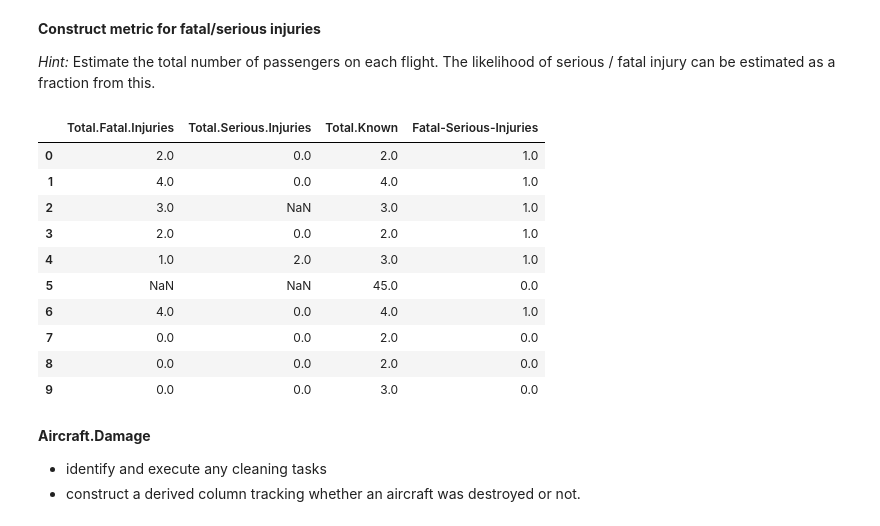
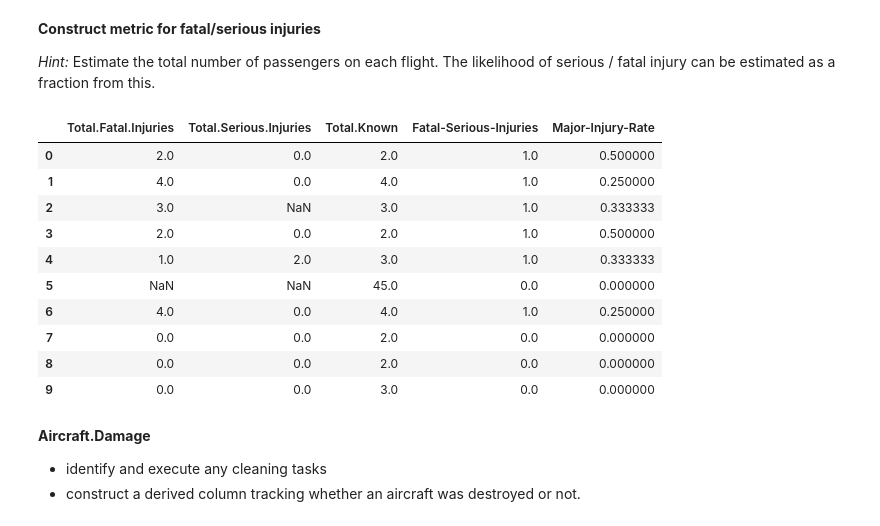
Before and after one commit to Syndicationa/dsc-course0-m8-lab, a Jupyter notebook: Aviation_Accidents_Cleaning.ipynb, the cells around one changed output. Drawn from its saved outputs; the diff is of its cells as text; code cells hidden in the pictures.

```diff
--- a/Aviation_Accidents_Cleaning.ipynb
+++ b/Aviation_Accidents_Cleaning.ipynb
@@ -143,40 +143,42 @@ Injuries and robustness to destruction are a key interest point for the client.
 # %%
 injury_cols = [
     'Total.Fatal.Injuries',
     'Total.Serious.Injuries',
     'Total.Minor.Injuries',
     'Total.Uninjured'
 ]
 
 for col in injury_cols:
     if col in accident_data_df.columns:
         accident_data_df[col] = pd.to_numeric(accident_data_df[col], errors='coerce')
 
 # Creating column for total known injuries (to estimate total people on board)
 accident_data_df['Total.Known'] = accident_data_df[injury_cols].sum(axis=1, min_count=1)
 
 # Constructing fatal/serious fraction metric
 accident_data_df['Fatal-Serious-Injuries'] = (
     (accident_data_df['Total.Fatal.Injuries'].fillna(0) + accident_data_df['Total.Serious.Injuries'].fillna(0))
     / accident_data_df['Total.Known']
 )
 
 accident_data_df['Fatal-Serious-Injuries'] = accident_data_df['Fatal-Serious-Injuries'].replace([float('inf'), -float('inf')], pd.NA)
 
+accident_data_df['Major-Injury-Rate'] = accident_data_df['Fatal-Serious-Injuries'] / accident_data_df['Total.Known']
+
 # Quick check
-accident_data_df[['Total.Fatal.Injuries','Total.Serious.Injuries','Total.Known','Fatal-Serious-Injuries']].head(10)
+accident_data_df[['Total.Fatal.Injuries','Total.Serious.Injuries','Total.Known','Fatal-Serious-Injuries', 'Major-Injury-Rate']].head(10)
 # %% [output]
-|  | Total.Fatal.Injuries | Total.Serious.Injuries | Total.Known | Fatal-Serious-Injuries |
-| 0 | 2.0 | 0.0 | 2.0 | 1.0 |
-| 1 | 4.0 | 0.0 | 4.0 | 1.0 |
-| 2 | 3.0 | NaN | 3.0 | 1.0 |
-| 3 | 2.0 | 0.0 | 2.0 | 1.0 |
-| 4 | 1.0 | 2.0 | 3.0 | 1.0 |
-| 5 | NaN | NaN | 45.0 | 0.0 |
-| 6 | 4.0 | 0.0 | 4.0 | 1.0 |
-| 7 | 0.0 | 0.0 | 2.0 | 0.0 |
-| 8 | 0.0 | 0.0 | 2.0 | 0.0 |
-| 9 | 0.0 | 0.0 | 3.0 | 0.0 |
+|  | Total.Fatal.Injuries | Total.Serious.Injuries | Total.Known | Fatal-Serious-Injuries | Major-Injury-Rate |
+| 0 | 2.0 | 0.0 | 2.0 | 1.0 | 0.500000 |
+| 1 | 4.0 | 0.0 | 4.0 | 1.0 | 0.250000 |
+| 2 | 3.0 | NaN | 3.0 | 1.0 | 0.333333 |
+| 3 | 2.0 | 0.0 | 2.0 | 1.0 | 0.500000 |
+| 4 | 1.0 | 2.0 | 3.0 | 1.0 | 0.333333 |
+| 5 | NaN | NaN | 45.0 | 0.0 | 0.000000 |
+| 6 | 4.0 | 0.0 | 4.0 | 1.0 | 0.250000 |
+| 7 | 0.0 | 0.0 | 2.0 | 0.0 | 0.000000 |
+| 8 | 0.0 | 0.0 | 2.0 | 0.0 | 0.000000 |
+| 9 | 0.0 | 0.0 | 3.0 | 0.0 | 0.000000 |
 # %% [markdown]
 **Aircraft.Damage**
 - identify and execute any cleaning tasks
```
Also changed, not shown: parts of 2 cells of this notebook, 2 other files.
